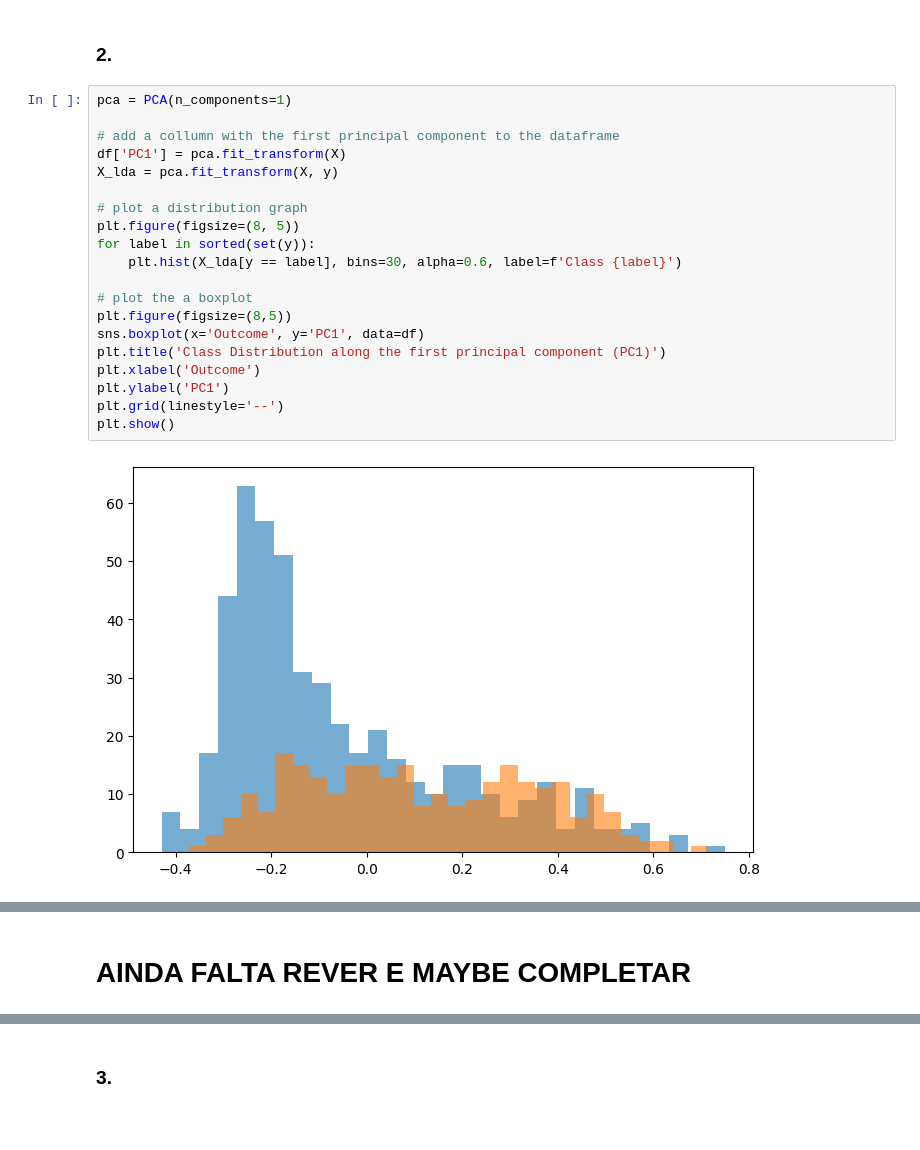
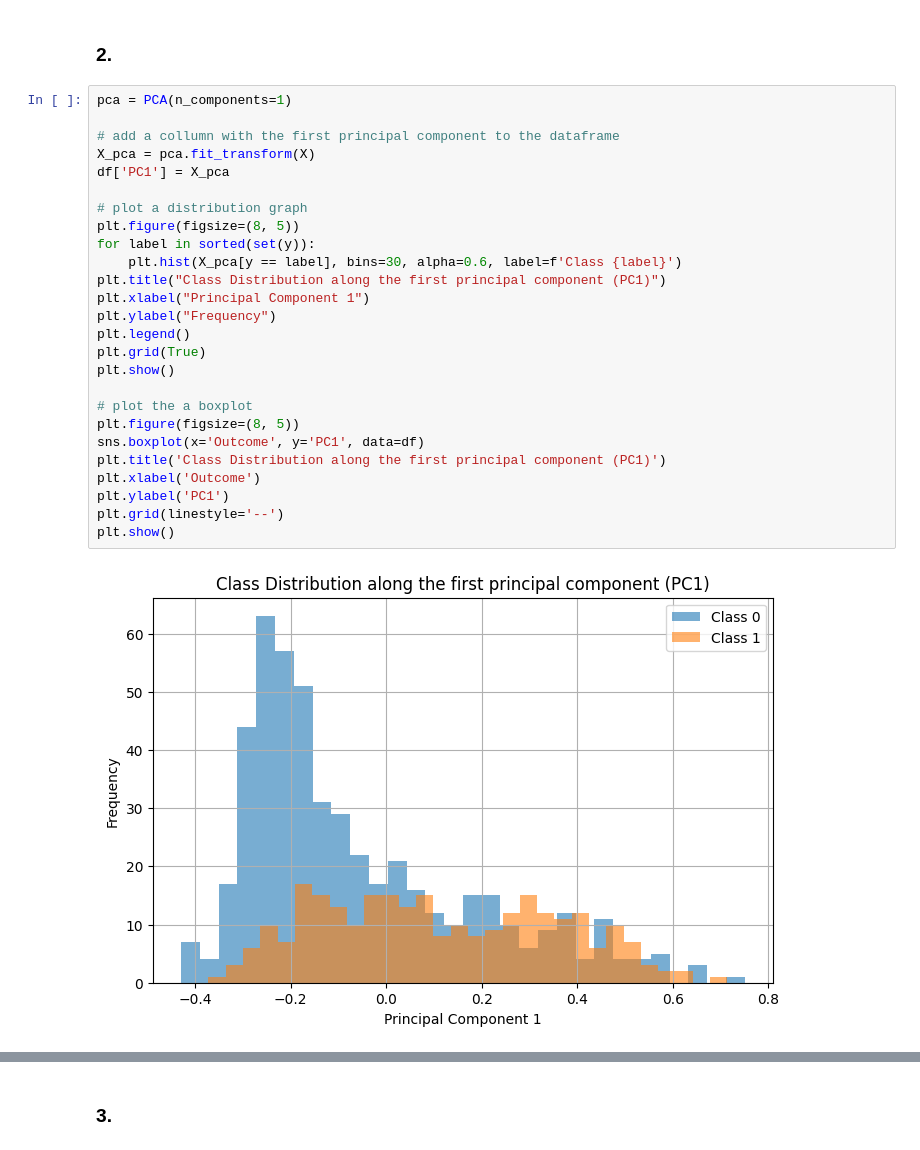
Before and after one commit to robot-mazeee/Machine-Learning-Project, a Jupyter notebook: Homework4/G001_notebook.ipynb, the cells around one changed output, grey strips where cells are left out. Drawn from its saved outputs; the diff is of its cells as text; blank space fills up the shorter version.

```diff
--- a/Homework4/G001_notebook.ipynb
+++ b/Homework4/G001_notebook.ipynb
@@ -252,26 +252,30 @@ Number of components to explain at least 80% variance: 5
 # %%
 pca = PCA(n_components=1)
 
 # add a collumn with the first principal component to the dataframe
-df['PC1'] = pca.fit_transform(X)
-X_lda = pca.fit_transform(X, y)
+X_pca = pca.fit_transform(X)
+df['PC1'] = X_pca
 
 # plot a distribution graph
 plt.figure(figsize=(8, 5))
 for label in sorted(set(y)):
-    plt.hist(X_lda[y == label], bins=30, alpha=0.6, label=f'Class {label}')
+    plt.hist(X_pca[y == label], bins=30, alpha=0.6, label=f'Class {label}')
+plt.title("Class Distribution along the first principal component (PC1)")
+plt.xlabel("Principal Component 1")
+plt.ylabel("Frequency")
+plt.legend()
+plt.grid(True)
+plt.show()
 
 # plot the a boxplot
-plt.figure(figsize=(8,5))
+plt.figure(figsize=(8, 5))
 sns.boxplot(x='Outcome', y='PC1', data=df)
 plt.title('Class Distribution along the first principal component (PC1)')
 plt.xlabel('Outcome')
 plt.ylabel('PC1')
 plt.grid(linestyle='--')
 plt.show()
 # %% [output]
-[figure, old version]
+[figure, new version]
 [figure]
-# %% [markdown]
-# AINDA FALTA REVER E MAYBE COMPLETAR
 # %% [markdown]
```
Also changed, not shown: parts of 2 cells of this notebook.
